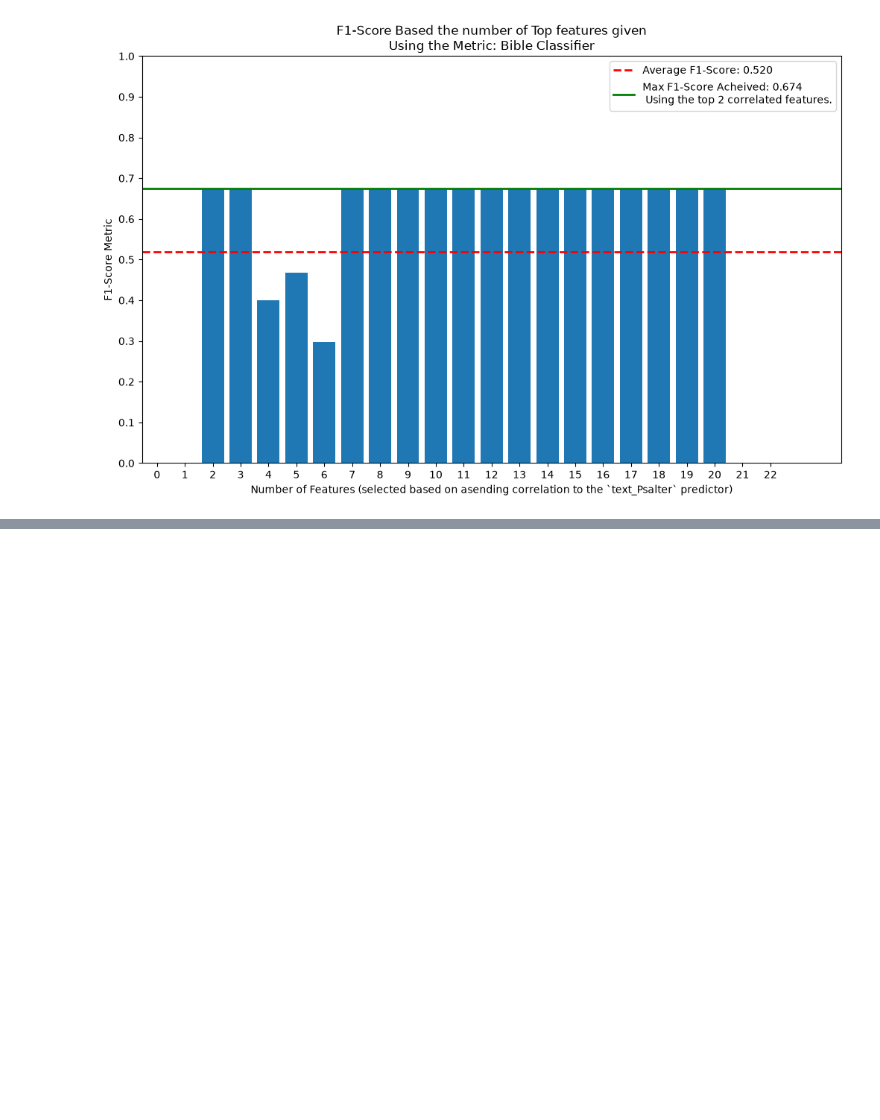
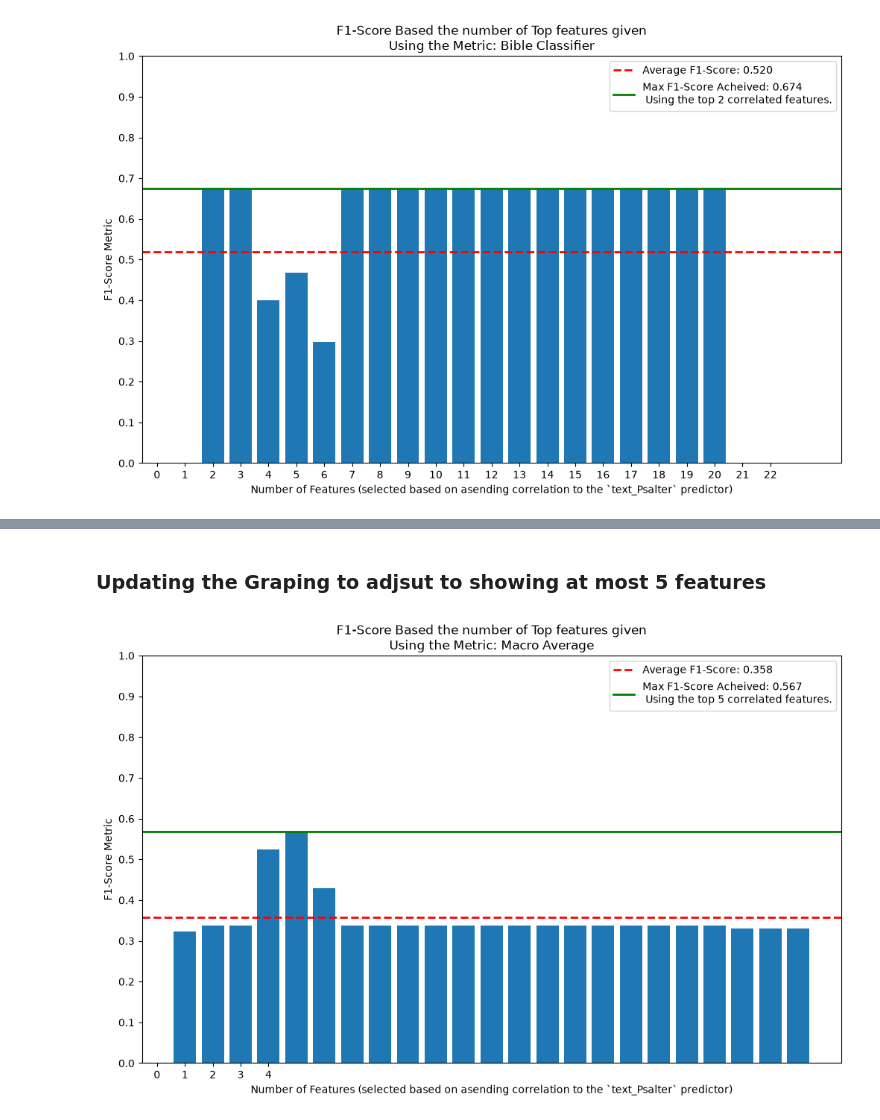
Before and after one commit to cwc09262/psalms-text-comparison, a Jupyter notebook: ml_work/modeling .ipynb, the cells around one changed output, grey strips where cells are left out. Drawn from its saved outputs; the diff is of its cells as text; code cells hidden in the pictures; blank space fills up the shorter version.

```diff
--- a/ml_work/modeling .ipynb
+++ b/ml_work/modeling .ipynb
@@ -519,0 +683,62 @@ plot_metric(bible_class, "Bible Classifier")
+# %% [markdown]
+### Updating the Graping to adjsut to showing at most 5 features
+# %%
+def plot_metric(data, metric):
+    x = data['n_features']
+    y = data['f1-score']
+
+    # Create bar chart
+    plt.figure(figsize=(10, 6))
+    plt.bar(x, y)
+
+
+    # Calculate average F1-score
+    avg_f1 = y.mean()
+
+    # Calculate max F1-score
+    max_f1 = y.max()
+
+    # Get the row with the maximum F1-score
+    best_row = data.loc[y.idxmax()]
+
+    # Get the number of features used
+    best_n_features = best_row['n_features']
+
+    # Add red dashed average line
+    plt.axhline(
+        y=avg_f1,
+        color='red',
+        linestyle='--',
+        linewidth=2,
+        label=f'Average F1-Score: {avg_f1:.3f}'
+    )
+
+    # Add green solid max line
+    plt.axhline(
+        y=max_f1,
+        color='green',
+        linestyle='-',
+        linewidth=2,
+        label=f'Max F1-Score Acheived: {max_f1:.3f} \n Using the top {best_n_features} correlated features.'
+    )
+
+    plt.xticks(np.arange(0, 5), ha="center")
+    plt.tight_layout()
+
+    plt.ylim(0, 1.0)
+    plt.yticks(np.arange(0, 1.1, 0.1))  # Step = 0.1
+
+    # Labels and title
+    plt.xlabel("Number of Features (selected based on asending correlation to the `text_Psalter` predictor)")
+    plt.ylabel("F1-Score Metric")
+    plt.title("F1-Score Based the number of Top features given" + f"\nUsing the Metric: {metric}" +
+                 "")
+
+
+    # Display chart
+    plt.legend()
+    plt.show()
+
+plot_metric(macro_avgs, "Macro Average")
+# %% [output]
+[figure, added]
```
Also changed, not shown: parts of 18 cells of this notebook.
